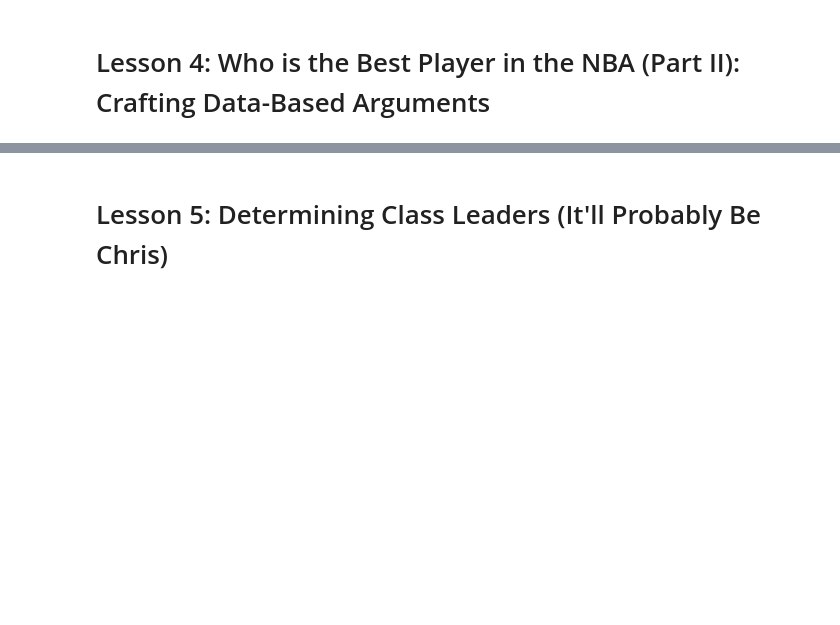
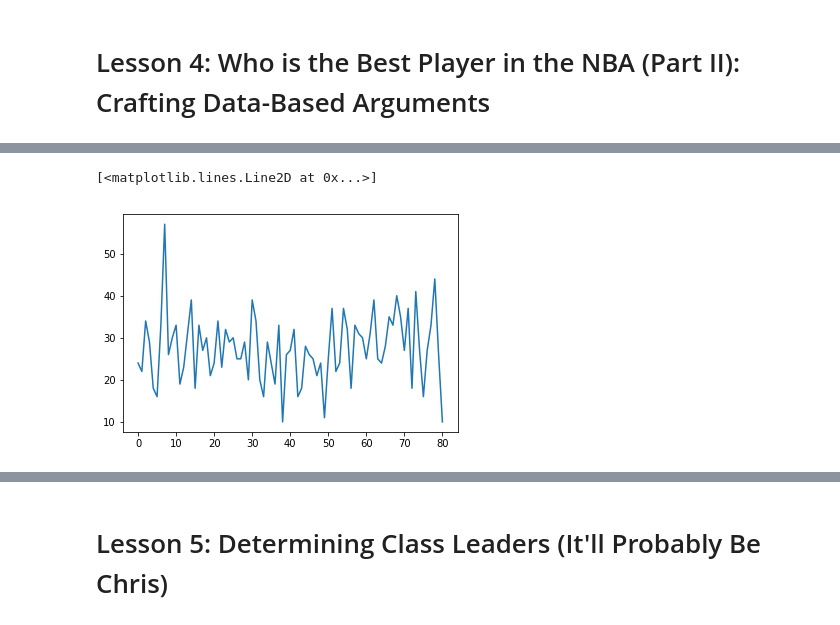
Before and after one commit to ctboughter/basketstats, a Jupyter notebook: basketball_stats.ipynb, the cells around one changed output, grey strips where cells are left out. Cells and saved outputs as stored; diff of their text form; code cells hidden in the pictures; blank space fills up the shorter version.

```diff
--- a/basketball_stats.ipynb
+++ b/basketball_stats.ipynb
@@ -417,0 +474,7 @@ We'll have a little time at the end of this class to discuss.
+# %%
+# Now load in some of those files that your classmates helped to create!le
+lebron_pts=np.load('lebron_points.npy')
+pl.plot(lebron_pts)
+# %% [output]
+[<matplotlib.lines.Line2D at 0x...>]
+[figure, added]
```
Also changed, not shown: parts of 33 cells of this notebook, 1 other file.
